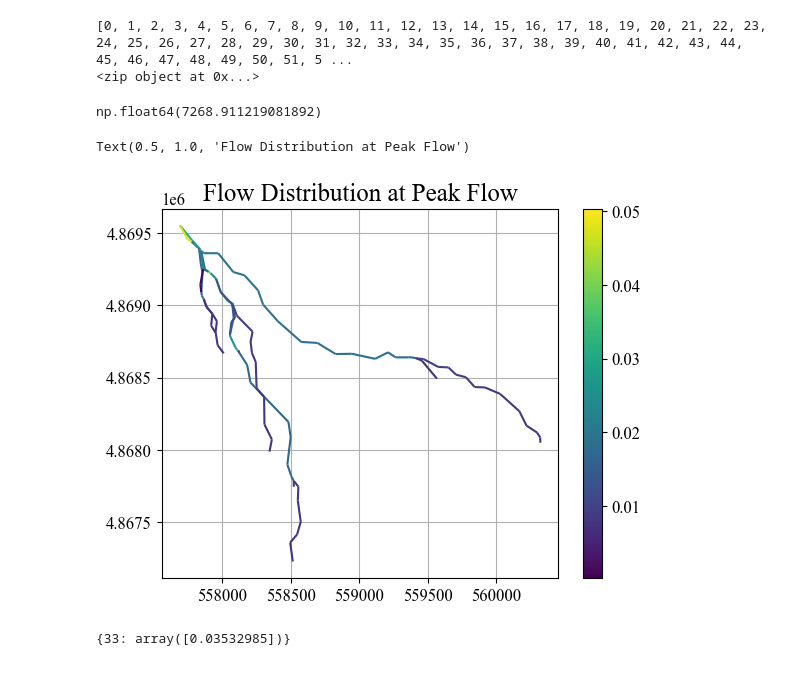
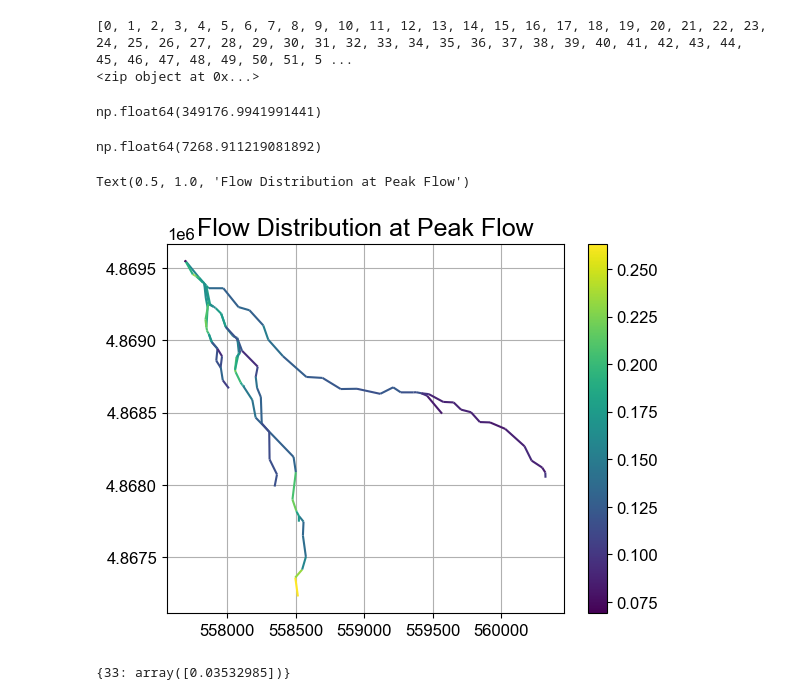
Before and after one commit to jhuang523/UMNBearSpring, a Jupyter notebook: openkarst/steady_state/conduit_geometry_setup.ipynb, the cells around one changed output. Drawn from its saved outputs; the diff is of its cells as text; code cells hidden in the pictures.

```diff
--- a/openkarst/steady_state/conduit_geometry_setup.ipynb
+++ b/openkarst/steady_state/conduit_geometry_setup.ipynb
@@ -58,10 +58,15 @@ def get_transient_results(results_dir,network_dir):
 # %% [markdown]
 # Load Network
 # %%
-network_name = "single_conduit_vert_tort"
+import plotly.graph_objects as go
+network_name = "pykasso_n58"
 nodes = 'nodes.csv'
 network_dir = f'conduit_geometry_test/networks/{network_name}'
 network = ok.load_network_data(f'{network_dir}/{nodes}', f'{network_dir}/edges.csv', debug= True)
+temp = network.nodes
+temp['z']= temp['z'] - temp.z.min()
+network.update_network(nodes = temp)
+network.extract_edge_coordinates()
 network.extract_diffuse_inlets()
 network.conduit_lengths()
 fig = network.plot_3D_network(node_color = 'type', show_nodes = False)
@@ -69,20 +74,26 @@ fig.update_layout(
     scene=dict(
         xaxis=dict(showticklabels=False, title=''),
         yaxis=dict(showticklabels=False, title=''),
-        zaxis=dict(showticklabels=False, title=''),
+        zaxis=dict(showticklabels=True, title='Z'),
     )
 )
 fig.update_traces(
-    line=dict(width=10),
+    line=dict(width=5),
     selector=dict(type='scatter3d', mode='lines')
 )
 fig.update_layout(
     scene_camera=dict(
-        eye=dict(x=1.5, y=1.5, z=0.5),   # camera position
+        eye=dict(x=-1.5, y=-1.5, z=0.5),   # camera position
         up=dict(x=0, y=0, z=1),           # which direction is "up"
         center=dict(x=0, y=0, z=0)        # point the camera looks at
     )
 )
+fig.update_layout(scene=dict(
+        zaxis=dict(range=[0, 20])
+    ))
+fig.add_scatter3d(x = network.nodes[network.nodes.type == 'inlet'].x, y = network.nodes[network.nodes.type == 'inlet'].y, z = network.nodes[network.nodes.type == 'inlet'].z, mode = 'markers', marker=dict(size=5, color='green'), name = 'Inlets')
+fig.add_scatter3d(x = network.nodes[network.nodes.type == 'outlet'].x, y = network.nodes[network.nodes.type == 'outlet'].y, z = network.nodes[network.nodes.type == 'outlet'].z, mode = 'markers', marker=dict(size=5, color='yellow'), name = 'Outlets')
+fig.update_layout(legend = None)
 # %% [output]
 [0, 1, 2, 3, 4, 5, 6, 7, 8, 9, 10, 11, 12, 13, 14, 15, 16, 17, 18, 19, 20, 21, 22, 23, 24, 25, 26, 27, 28, 29, 30, 31, 32, 33, 34, 35, 36, 37, 38, 39, 40, 41, 42, 43, 44, 45, 46, 47, 48, 49, 50, 51, 5 ...
 <zip object at 0x...>
@@ -272,14 +289,17 @@ plt.title("Linear reservoir recharge partitioning")
 Text(0.5, 1.0, 'Linear reservoir recharge partitioning')
 [figure]
 # %%
-plt.rcParams['font.family'] = 'Times New Roman'
+plt.rcParams['font.family'] = 'Arial'
 plt.rcParams['font.size'] = 14            # main text size
 plt.rcParams['axes.labelsize'] = 16       # axis labels
 plt.rcParams['axes.titlesize'] = 18       # title
-plt.rcParams['legend.fontsize'] = 12
+plt.rcParams['legend.fontsize'] = 16
 plt.rcParams['xtick.labelsize'] = 12
 plt.rcParams['ytick.labelsize'] = 12
-plt.rcParams['mathtext.fontset'] = 'stix'
+plt.rcParams['mathtext.fontset'] = 'custom'
+plt.rcParams['mathtext.rm'] = 'Arial'      # Roman style
+plt.rcParams['mathtext.it'] = 'Arial:italic' # Italic style
+plt.rcParams['mathtext.bf'] = 'Arial:bold'   # Bold style
 
 # Keep text editable in SVG for Inkscape
 plt.rcParams['svg.fonttype'] = 'none'
@@ -293,11 +313,11 @@ colors = {
     'modeled': '#80CDC1',   # pastel teal
     'observed':'#5DA5DA'    # pastel navy
 }
-fig, ax = plt.subplots(2,1, figsize = (10,8), sharex=True, gridspec_kw={'hspace': 0.0})
+fig, ax = plt.subplots(2,1, figsize = (10,10), sharex=True, gridspec_kw={'hspace': 0.0})
 
 ax[0].fill_between(x =pulse.date, y1 =  pulse['R_l [V/T]']/86400 + pulse['R_h [V/T]']/86400, color = colors['precip'], label = 'Net Precipitation')
-ax[0].set_ylabel(r"m$^3$/s")
-ax[0].set_ylim(0,0.25)
+ax[0].set_ylabel(r"[m$^3$/s]")
+ax[0].set_ylim(0,0.21)
 ax[0].legend()
 # ax[0].set_title("Net Precipitation")
 ax[1].yaxis.get_major_ticks()[-1].set_visible(False)   # hide top tick of bottom subplot
@@ -309,7 +329,10 @@ ax[1].legend()
 ax[1].set_ylim(0,0.1)
 # sns.lineplot(x = , y =, label = "Aquifer Recharge")
 plt.xlabel("Time (d)")
-plt.ylabel(r"m$^3$/s")
+plt.ylabel(r"[m$^3$/s]")
+# plt.suptitle("Linear reservoir recharge partitioning")
+plt.tight_layout()
+plt.xlim(5,20)
 # ax[1].set_title("Conduit Recharge")
 # sns.lineplot(ss, x = 'date', y = 'R_h [L/T]')
 # %% [output]
@@ -443,3 +451,7 @@ spring1 = pd.read_csv(f'conduit_geometry_test/output/{run_name}/spring.csv')
+# %%
+results['re'].max()
+# %% [output]
+np.float64(349176.9941991441)
 # %%
 network1.calculate_network_volume()
 # %% [output]
@@ -452,13 +464,13 @@ network1.edges['avg_h'] = (network1.edges['to_h'] + network1.edges['from_h']) /
 Q_ts = Q1[ts]
 network1.edges['Q'] = np.abs(Q_ts[network1.edges.index])
 # %%
-ax =plot_2D_network(network1.nodes, network1.edges, edge_color = 'Q', palette = 'viridis')
+ax =plot_2D_network(network1.nodes, network1.edges, edge_color = 'avg_h', palette = 'viridis')
 plt.title("Flow Distribution at Peak Flow")
 # plt.xlim(557500,558500)
 # plt.ylim(4868300)
 # %% [output]
 Text(0.5, 1.0, 'Flow Distribution at Peak Flow')
-[figure, old version]
+[figure, new version]
 # %%
 outlet_flow(network1, np.array([input_data1['initial_flowrate']]))
 # %% [output]
```
Also changed, not shown: parts of 10 cells of this notebook, 19 other files.
